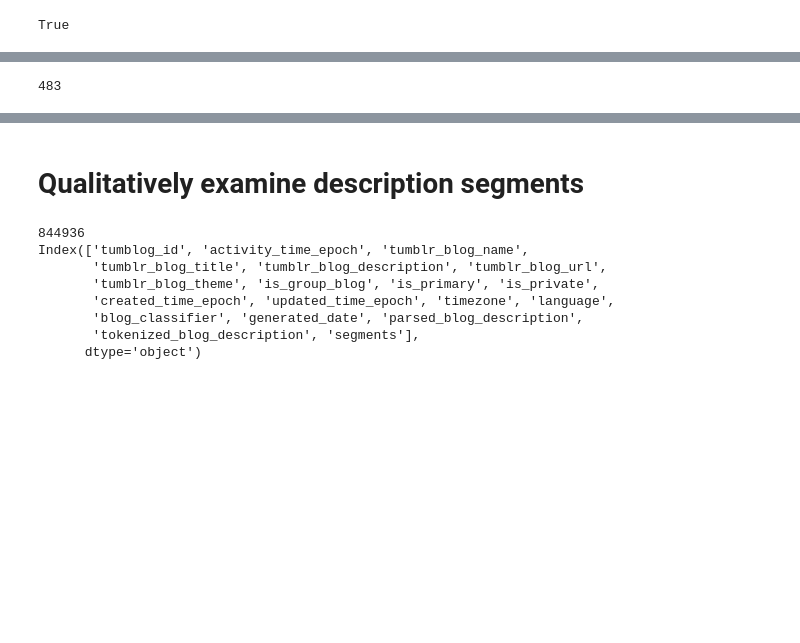
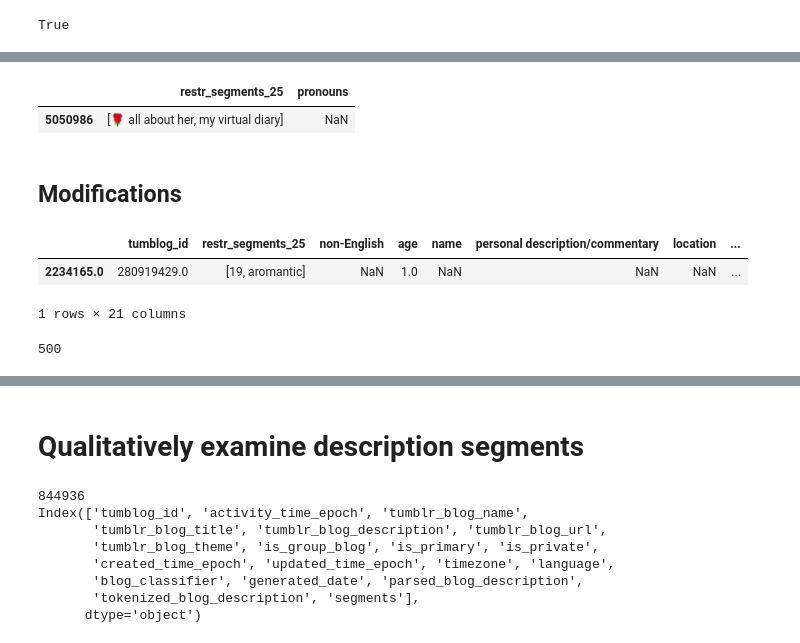
Before and after one commit to michaelmilleryoder/tumblr-scripts, a Jupyter notebook: jupyter/blog_descriptions_experiments.ipynb, the cells around one changed output, grey strips where cells are left out. Drawn from its saved outputs; the diff is of its cells as text; code cells hidden in the pictures; blank space fills up the shorter version.

```diff
--- a/jupyter/blog_descriptions_experiments.ipynb
+++ b/jupyter/blog_descriptions_experiments.ipynb
@@ -98,2 +177,46 @@ True
+# %%
+pd.set_option('display.max_colwidth', 999)
+# %%
+# Examine misclassified
+cat = 'pronouns'
+# sp = 'train500'
+sp = 'dev100'
+
+false_positives = set(positives[cat][sp].index).intersection(split[sp][split[sp][cat]!=1].index)
+split[sp].loc[false_positives, ['restr_segments_25', cat]]
+
+# false_negatives = set(negatives[cat][sp].index).intersection(split[sp][split[sp][cat]==1].index)
+# split[sp].loc[false_negatives, ['restr_segments_25', cat]]
+# %% [output]
+|  | restr_segments_25 | pronouns |
+| 5050986 | [🌹 all about her, my virtual diary] | NaN |
+# %% [markdown]
+## Modifications
+# %%
+sp = 'train500'
+# sp = 'dev100'
+incorrect = split[sp][split[sp]['restr_segments_25'].map(lambda x: 'aromantic' in ' '.join(x))]
+# incorrect = split[sp][split[sp]['restr_segments_25'].map(lambda x: 'poly' in ' '.join(x))]
+incorrect
+# mask = split['train500']['restr_segments_25'].map(lambda x: 'poly' in ' '.join(x) if isinstance(x, list))
+# split['train500'][mask]
+# %% [output]
+|  | tumblog_id | restr_segments_25 | non-English | age | name | personal description/commentary | location | ... |
+| 2234165.0 | 280919429.0 | [19, aromantic] | NaN | 1.0 | NaN | NaN | NaN | ... |
+1 rows × 21 columns
+# %%
+# Corrections
+sp = 'train500'
+cat = 'pronouns'
+val = 1
+# sp = 'dev100'
+
+# for i in incorrect.index:
+for i in [3047905]:
+    split[sp].loc[i, cat] = val
+
+len(split[sp])
+# %% [output]
+500
 # %%
 split['train500']['gender'] = split['train500']['gender'].fillna(0)
@@ -103,5 +223 @@ pos_matches = set(preds['gender']==1.index).intersection(split['train500']['gend
-# %%
-'Precision: {}'.format(matches, )
-# %% [output]
-483
 # %%
```
Also changed, not shown: parts of 23 cells of this notebook, 1 other file.
